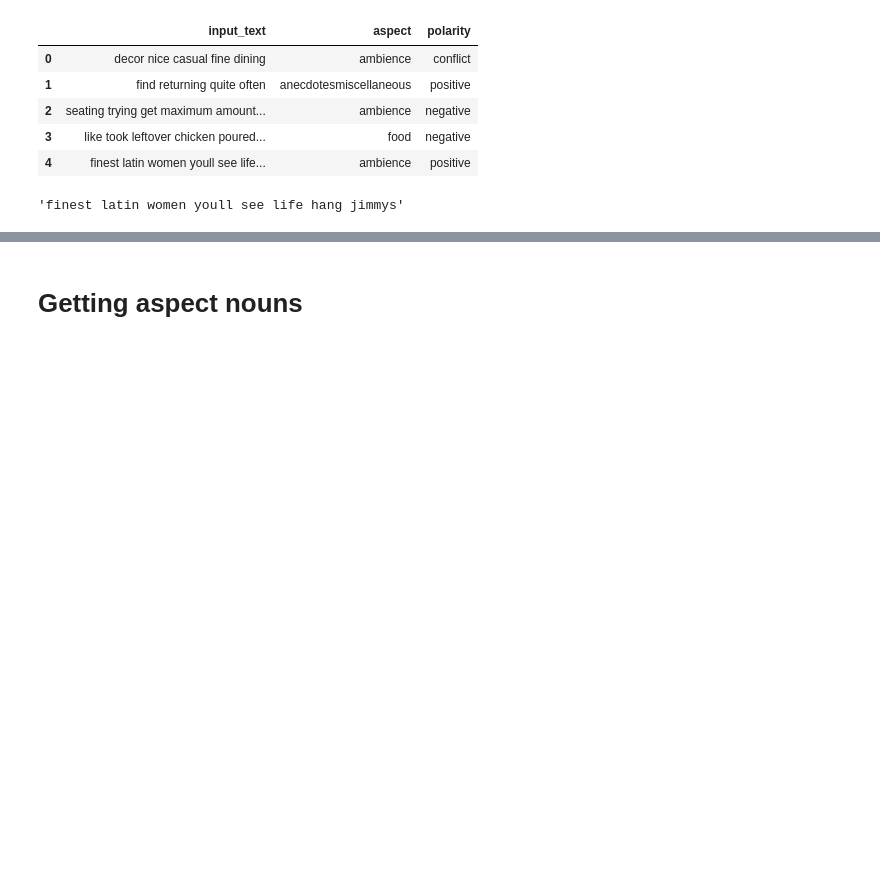
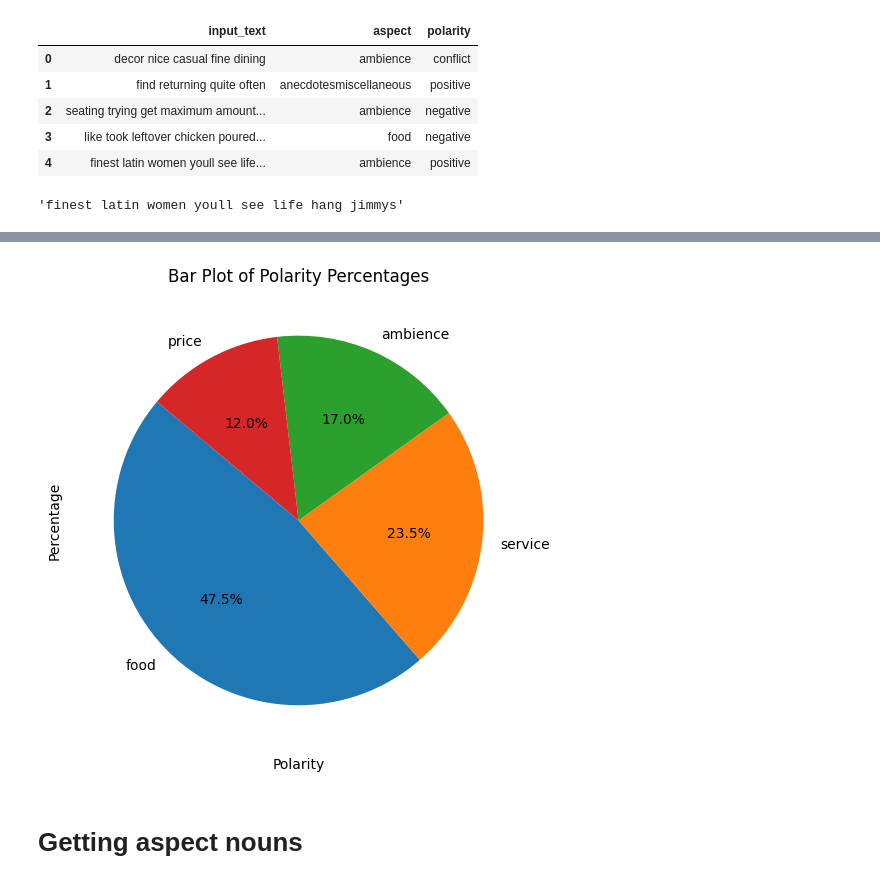
Before and after one commit to rammanoj/NLPProj, a Jupyter notebook: NLPFinalProject.ipynb, the cells around one changed output, grey strips where cells are left out. Saved outputs shown, nothing was run; the diff lists cells and outputs as text; code cells hidden in the pictures; blank space fills up the shorter version.

```diff
--- a/NLPFinalProject.ipynb
+++ b/NLPFinalProject.ipynb
@@ -178,3 +193,17 @@ df['input_text'][4]
+# %%
+counts = df[df['aspect'] != "anecdotesmiscellaneous"]['aspect'].value_counts()
+total = counts.sum()
+percentages = (counts / total) * 100
+plt.figure(figsize=(8, 6))
+plt.pie(percentages, labels=percentages.index, autopct='%1.1f%%', startangle=140)
+plt.xlabel('Polarity')
+plt.ylabel('Percentage')
+plt.title('Bar Plot of Polarity Percentages')
+
+# Display the plot
+plt.show()
+# %% [output]
+[figure, added]
 # %% [markdown]
 # Getting aspect nouns
 # %%
```
Also changed, not shown: parts of 11 cells of this notebook, 2 other files.
